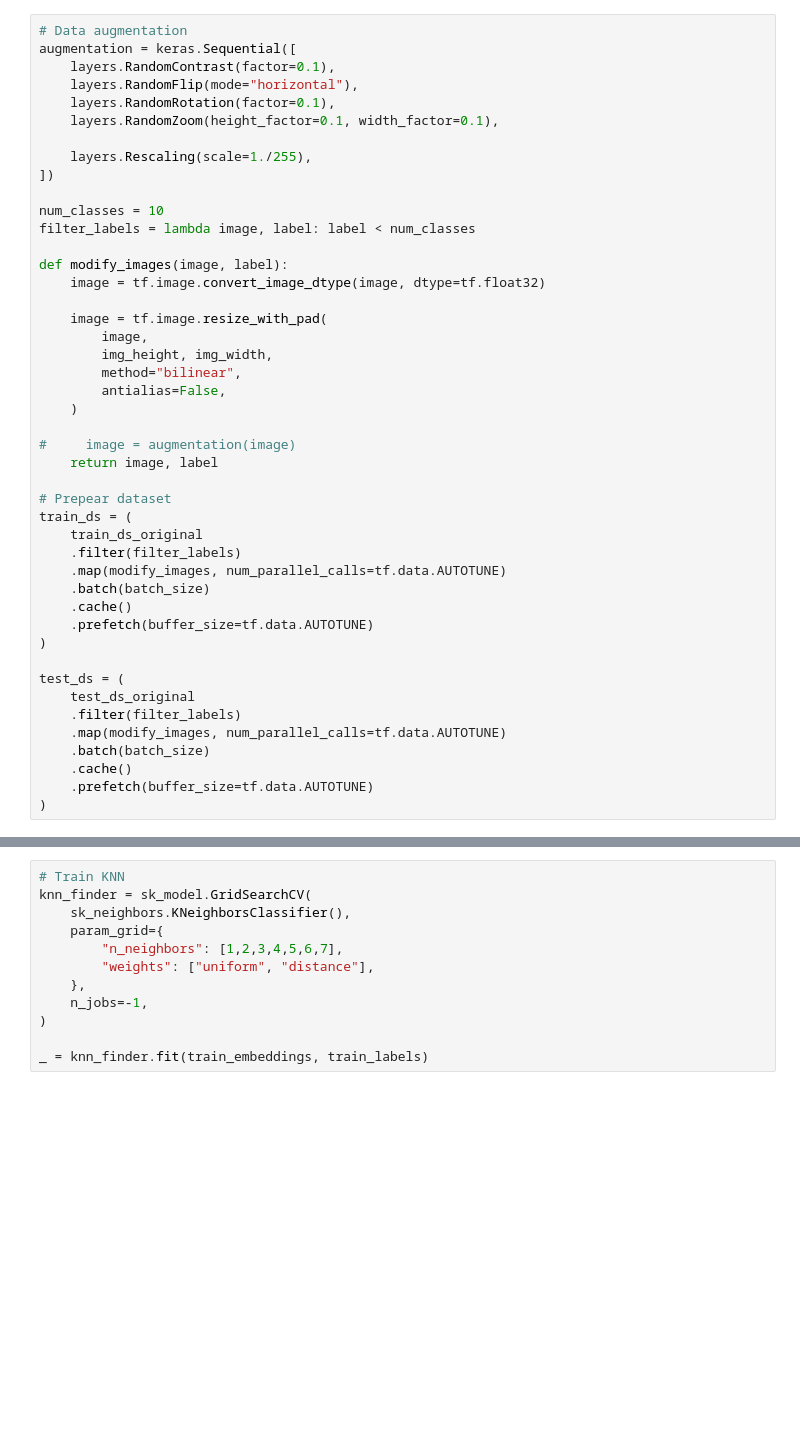
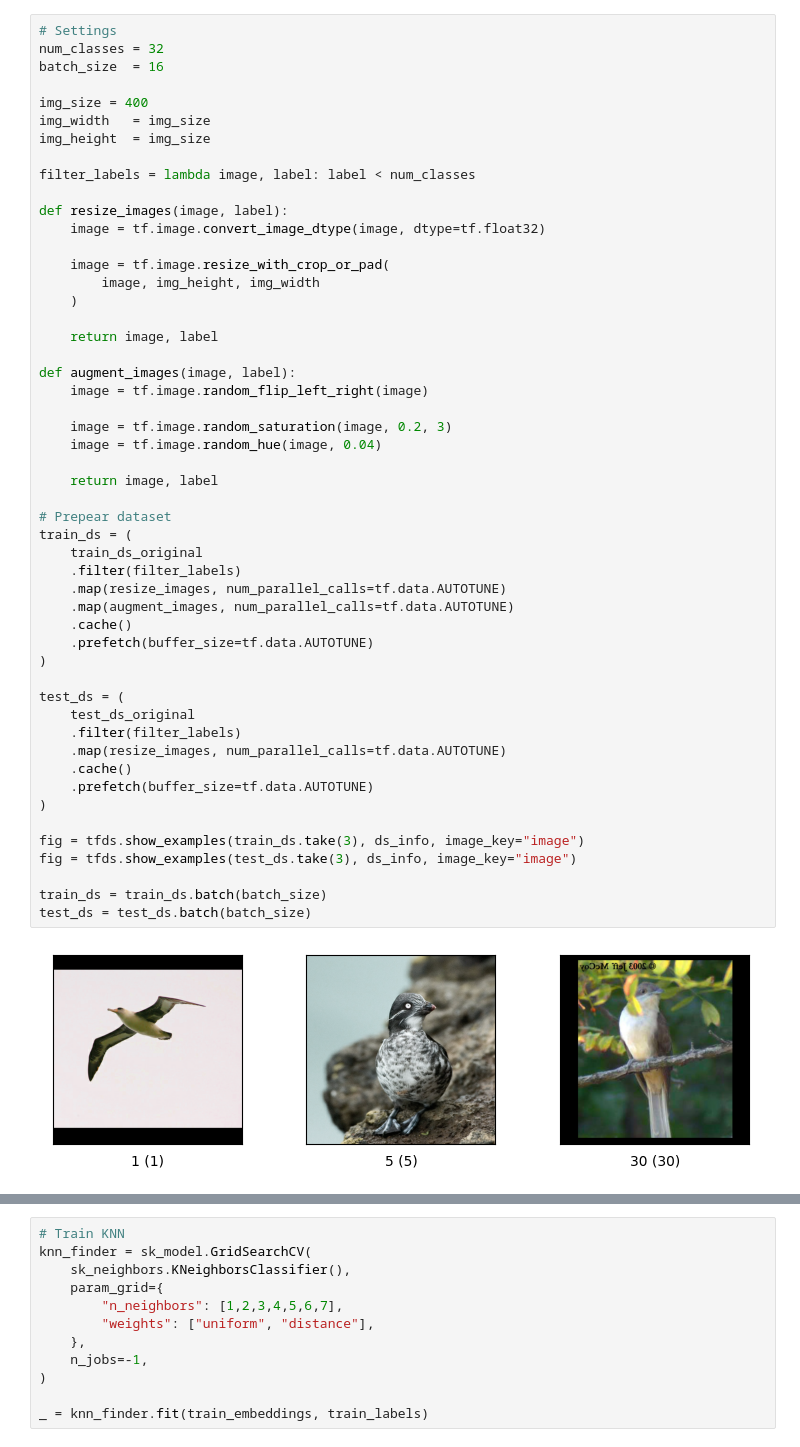
Before and after one commit to mymmrac/ml-research, a Jupyter notebook: ml.ipynb, the cells around one changed output, grey strips where cells are left out. Saved outputs shown, nothing was run; the diff lists cells and outputs as text; blank space fills up the shorter version.

```diff
--- a/ml.ipynb
+++ b/ml.ipynb
@@ -59,45 +56,53 @@ Test dataset: 5794
 # %%
-# Data augmentation
-augmentation = keras.Sequential([
-    layers.RandomContrast(factor=0.1),
-    layers.RandomFlip(mode="horizontal"),
-    layers.RandomRotation(factor=0.1),
-    layers.RandomZoom(height_factor=0.1, width_factor=0.1),
+# Settings
+num_classes = 32
+batch_size  = 16
 
-    layers.Rescaling(scale=1./255),
-])
+img_size = 400
+img_width   = img_size
+img_height  = img_size
 
-num_classes = 10
 filter_labels = lambda image, label: label < num_classes
 
-def modify_images(image, label):
+def resize_images(image, label):
     image = tf.image.convert_image_dtype(image, dtype=tf.float32)
 
-    image = tf.image.resize_with_pad(
-        image,
-        img_height, img_width,
-        method="bilinear",
-        antialias=False,
+    image = tf.image.resize_with_crop_or_pad(
+        image, img_height, img_width
     )
 
-#     image = augmentation(image)
+    return image, label
+
+def augment_images(image, label):
+    image = tf.image.random_flip_left_right(image)
+
+    image = tf.image.random_saturation(image, 0.2, 3)
+    image = tf.image.random_hue(image, 0.04)
+
     return image, label
 
 # Prepear dataset
 train_ds = (
     train_ds_original
     .filter(filter_labels)
-    .map(modify_images, num_parallel_calls=tf.data.AUTOTUNE)
-    .batch(batch_size)
+    .map(resize_images, num_parallel_calls=tf.data.AUTOTUNE)
+    .map(augment_images, num_parallel_calls=tf.data.AUTOTUNE)
     .cache()
     .prefetch(buffer_size=tf.data.AUTOTUNE)
 )
 
 test_ds = (
     test_ds_original
     .filter(filter_labels)
-    .map(modify_images, num_parallel_calls=tf.data.AUTOTUNE)
-    .batch(batch_size)
+    .map(resize_images, num_parallel_calls=tf.data.AUTOTUNE)
     .cache()
     .prefetch(buffer_size=tf.data.AUTOTUNE)
 )
+
+fig = tfds.show_examples(train_ds.take(3), ds_info, image_key="image")
+fig = tfds.show_examples(test_ds.take(3), ds_info, image_key="image")
+
+train_ds = train_ds.batch(batch_size)
+test_ds = test_ds.batch(batch_size)
+# %% [output]
+[figure, added]
```
Also changed, not shown: parts of 13 cells of this notebook.
